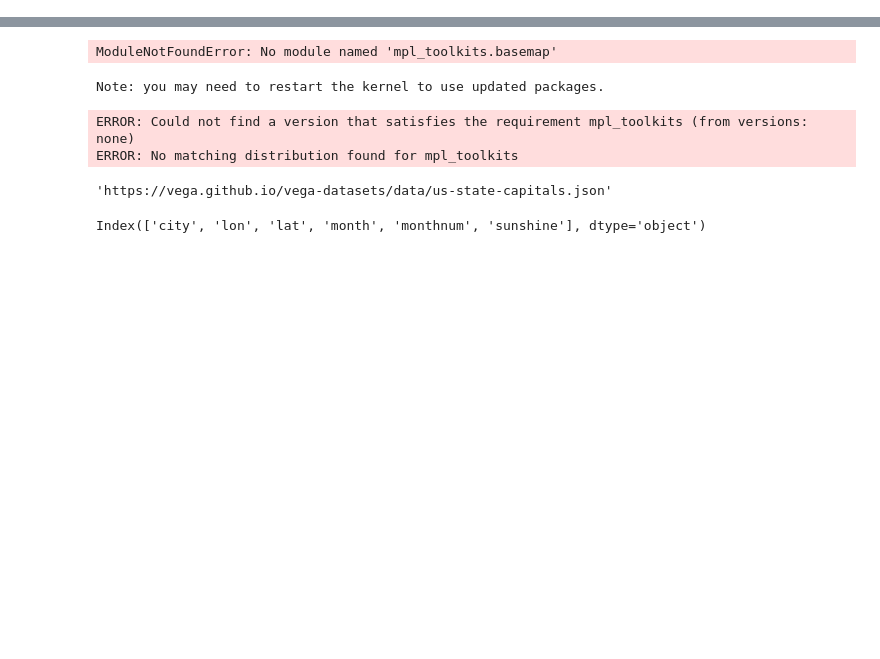
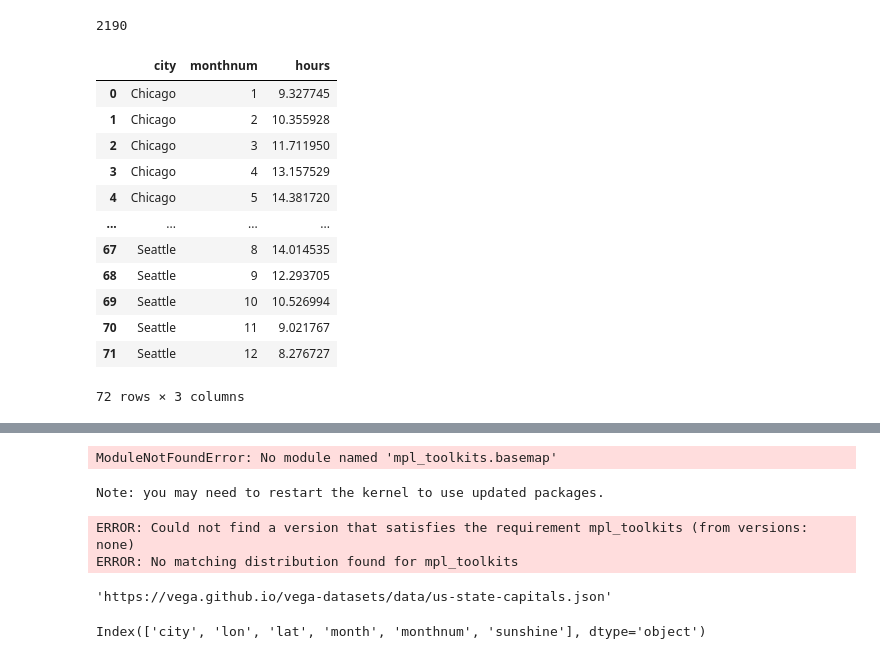
Before and after one commit to ykwang1/visualization-curriculum, a Jupyter notebook: homework/HW1.ipynb, the cells around one changed output, grey strips where cells are left out. Saved outputs shown, nothing was run; the diff lists cells and outputs as text; code cells hidden in the pictures; blank space fills up the shorter version.

```diff
--- a/homework/HW1.ipynb
+++ b/homework/HW1.ipynb
@@ -28,0 +37,4 @@ plt.legend()
+# %%
+hours['tau'] = np.arccos(-np.tan(hours['lat'] * np.pi/180) * np.tan(hours['dec'])) * 180/np.pi
+# %%
+hours['hours'] = hours['tau'] / 15 * 2
@@ -28,0 +47,20 @@ plt.legend()
+# %%
+len([y for x in [[x] * 365 for x in data['city'].unique()] for  y in x])
+# %% [output]
+2190
+# %%
+hours_gb
+# %% [output]
+|  | city | monthnum | hours |
+| 0 | Chicago | 1 | 9.327745 |
+| 1 | Chicago | 2 | 10.355928 |
+| 2 | Chicago | 3 | 11.711950 |
+| 3 | Chicago | 4 | 13.157529 |
+| 4 | Chicago | 5 | 14.381720 |
+| ... | ... | ... | ... |
+| 67 | Seattle | 8 | 14.014535 |
+| 68 | Seattle | 9 | 12.293705 |
+| 69 | Seattle | 10 | 10.526994 |
+| 70 | Seattle | 11 | 9.021767 |
+| 71 | Seattle | 12 | 8.276727 |
+72 rows × 3 columns
```
Also changed, not shown: parts of 13 cells of this notebook.
